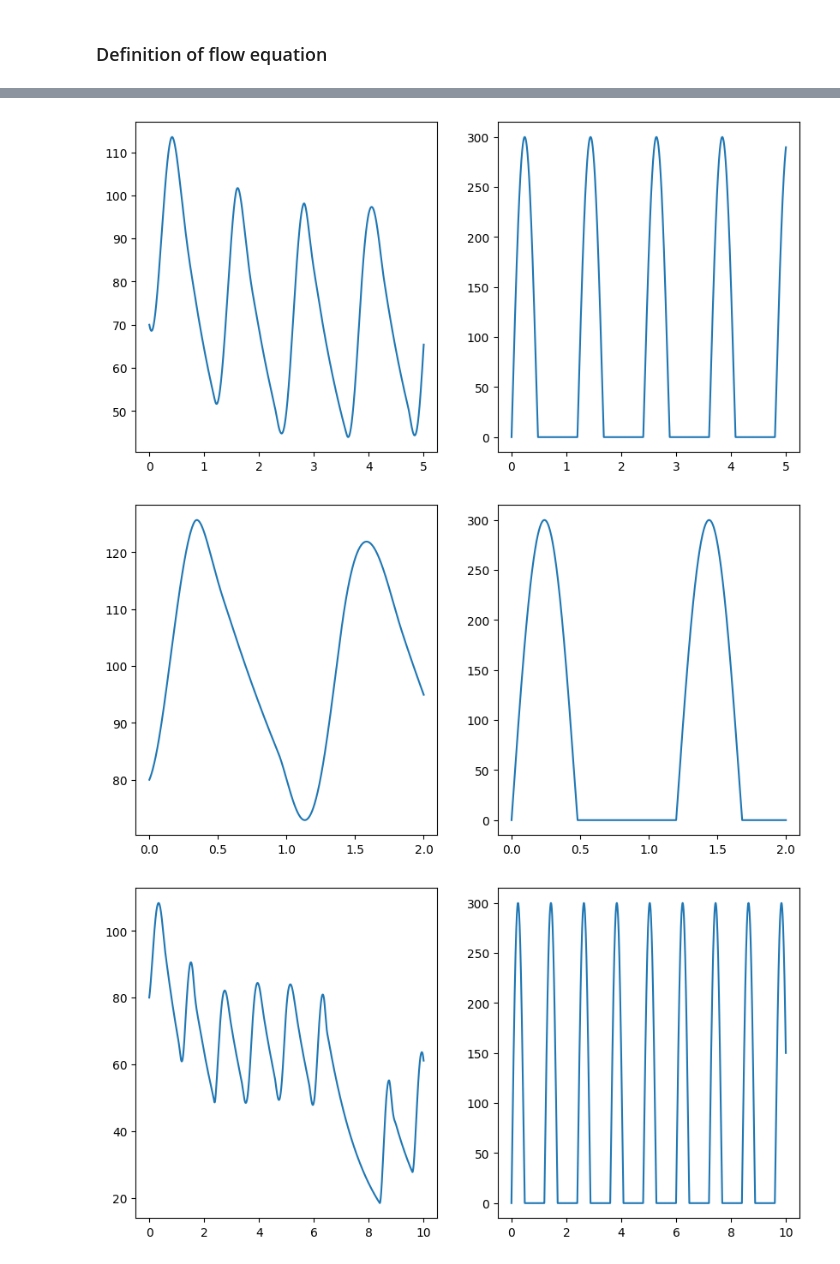
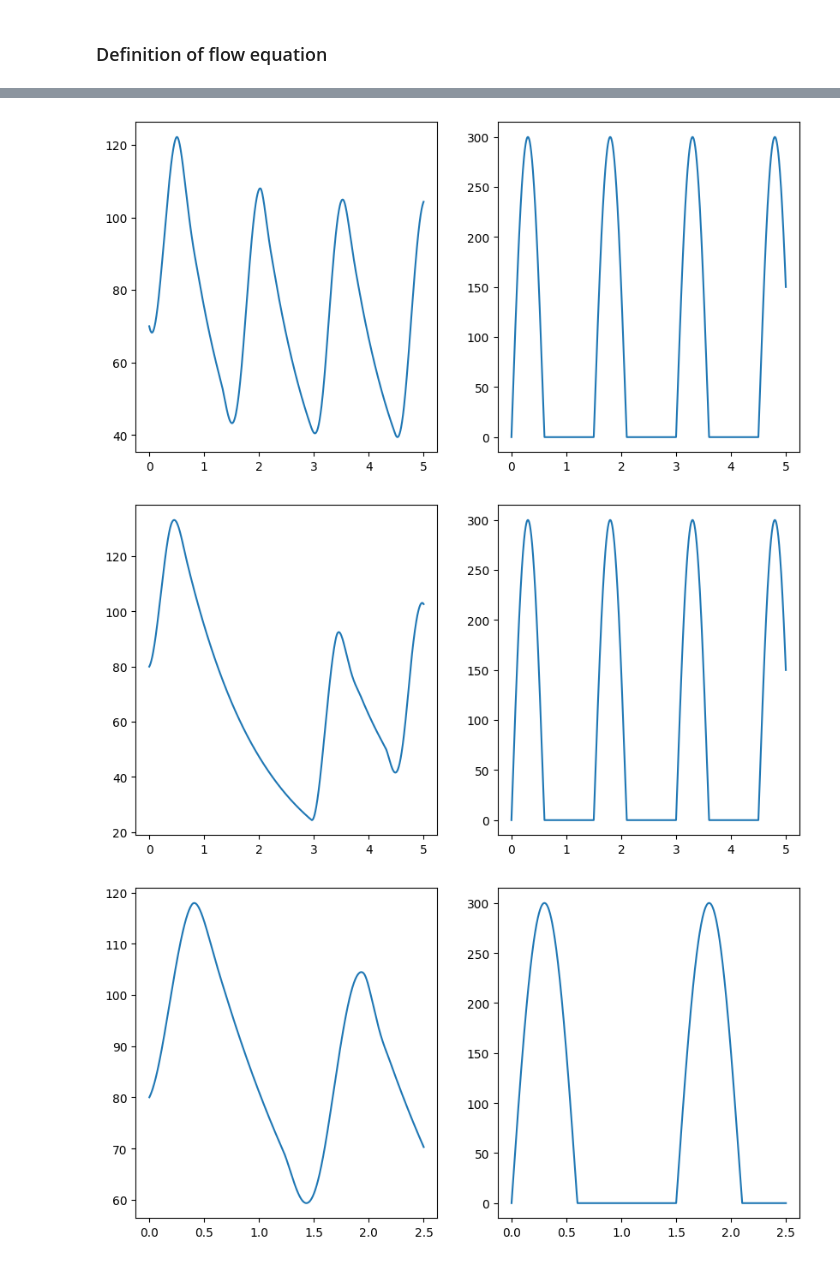
Before and after one commit to lneira19/physio-codes, a Jupyter notebook: windkessel/Windkessel.ipynb, the cells around one changed output, grey strips where cells are left out. Drawn from its saved outputs; the diff is of its cells as text; code cells hidden in the pictures.

```diff
--- a/windkessel/Windkessel.ipynb
+++ b/windkessel/Windkessel.ipynb
@@ -8,7 +137,7 @@ from scipy.integrate import solve_ivp
 ### Definition of constant values
 # %%
 # Cardiac cycles per minute
-bpm = 50
+bpm = 40
 
 # Period of each cardiac cycle in seconds
 t_bit = 60/bpm
@@ -17,7 +146,7 @@ t_bit = 60/bpm
 t_syst = (2/5)*t_bit
 
 # Maximum putput volume of blood for each cycle in mL
-max_vol_output = 300
+max_flow_output = 300
 # %% [markdown]
 ### Definition of flow equation
 # %%
@@ -25,7 +154,7 @@ def flow_diff0(t):
     t_val = t%t_bit
 
     if t_val <= t_syst:
-        return max_vol_output*np.sin(np.pi*t_val/t_syst)
+        return max_flow_output*np.sin(np.pi*t_val/t_syst)
     else:
         return 0
 
@@ -33,7 +162,7 @@ def flow_diff1(t):
     t_val = t%t_bit
 
     if t_val <= t_syst:
-        return max_vol_output*(np.pi/t_syst)*np.cos(np.pi*t_val/t_syst)
+        return max_flow_output*(np.pi/t_syst)*np.cos(np.pi*t_val/t_syst)
     else:
         return 0
 
@@ -41,7 +170,7 @@ def flow_diff2(t):
     t_val = t%t_bit
 
     if t_val <= t_syst:
-        return (-1)*max_vol_output*((np.pi/t_syst)**2)*np.sin(np.pi*t_val/t_syst)
+        return (-1)*max_flow_output*((np.pi/t_syst)**2)*np.sin(np.pi*t_val/t_syst)
     else:
         return 0
 # %%
@@ -80,7 +209,7 @@ ax.plot(sol.t, arr_i)
 
 plt.show()
 # %% [output]
-[figure, old version]
+[figure, new version]
 # %%
 # systemic peripheral resistance in (mmHg/cm^3/sec)
 rp = 1.05
@@ -105,7 +234,7 @@ def func_wink3elements(t,v):
     dvdt = (1/a1)*(b0*flow_diff0(t) + b1*flow_diff1(t) - a0*v)
     return dvdt
 
-arr_t = np.linspace(0,2,5000)
+arr_t = np.linspace(0,5,10000)
 arr_i = np.array([flow_diff0(t) for t in arr_t])
 v_init = 80 #mmHg
 
@@ -122,35 +251,35 @@ ax.plot(sol.t, arr_i)
 
 plt.show()
 # %% [output]
-[figure, old version]
+[figure, new version]
 # %%
-def func_wink3elements(t,v):
+def func_wink4elements(t,v):
 
     b0 = (1+rc/rp)
     b1 = c*rc + l/rp
     b2 = l*c
 
     a0 = 1/rp
     a1 = c
 
     dvdt = (1/a1)*(b0*flow_diff0(t) + b1*flow_diff1(t) + b2*flow_diff2(t) - a0*v)
     return dvdt
 
-arr_t = np.linspace(0,10,5000)
+arr_t = np.linspace(0,2.5,10000)
 arr_i = np.array([flow_diff0(t) for t in arr_t])
 v_init = 80 #mmHg
 
-sol = solve_ivp(lambda t, v: func_wink3elements(t,v),t_span=[arr_t[0],arr_t[-1]],y0=[v_init],t_eval=arr_t)
+sol = solve_ivp(lambda t, v: func_wink4elements(t,v),t_span=[arr_t[0],arr_t[-1]],y0=[v_init],t_eval=arr_t)
 
 
 fig = plt.figure(figsize=(10,5))
 
 ax = fig.add_subplot(1,2,1)
 ax.plot(sol.t, sol.y[0])
 
 ax = fig.add_subplot(1,2,2)
 ax.plot(sol.t, arr_i)
 
 plt.show()
 # %% [output]
-[figure, old version]
+[figure, new version]
```
Also changed, not shown: parts of 4 cells of this notebook.
